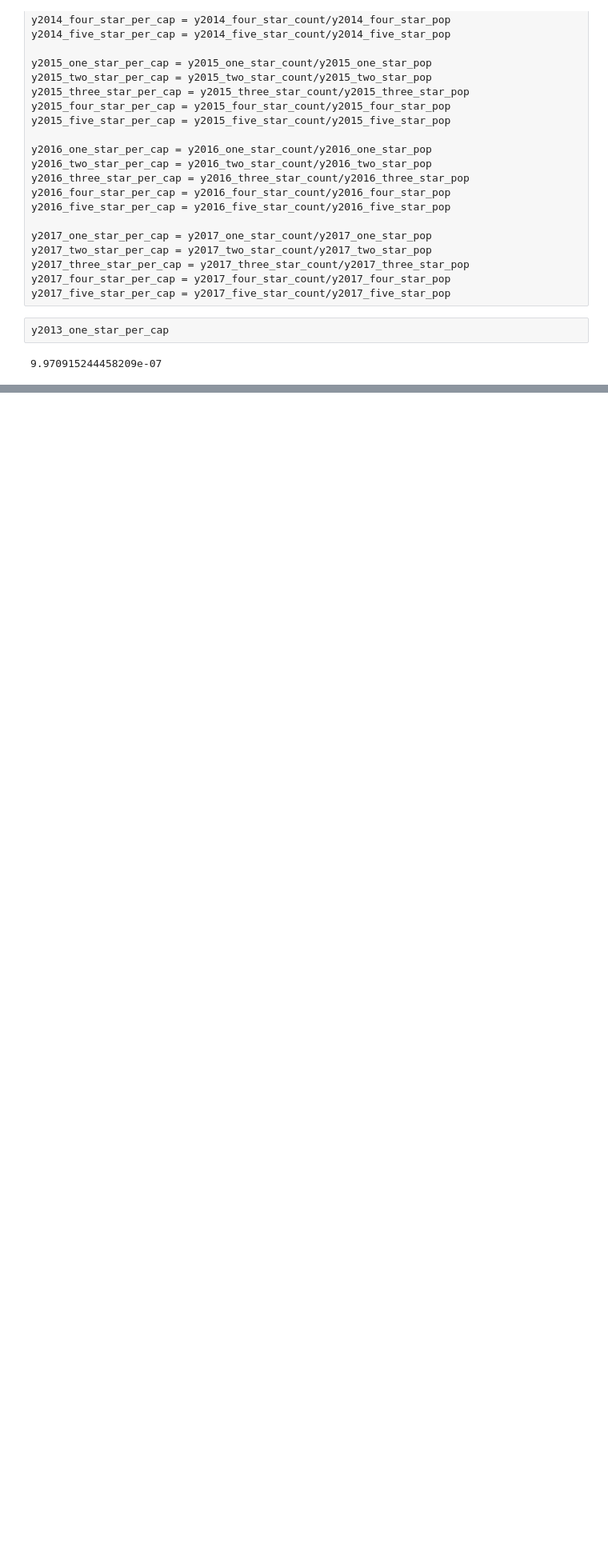
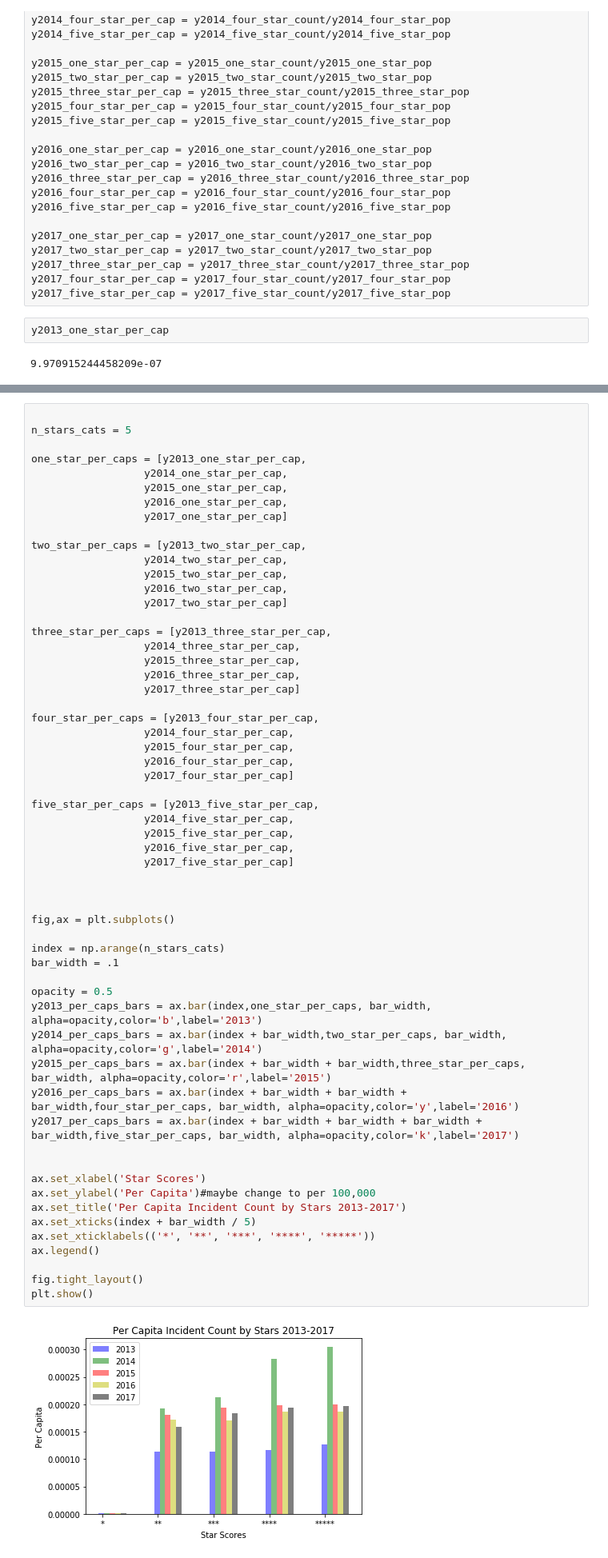
Before and after one commit to Demarsch/gun-violence, a Jupyter notebook: Code/Gun Laws.ipynb, the cells around one changed output, grey strips where cells are left out. Shown at 80% size. Saved outputs shown, nothing was run; the diff lists cells and outputs as text; blank space fills up the shorter version.

Commit message:
Gun Law Chart adjustments, more to come

```diff
--- a/Code/Gun Laws.ipynb
+++ b/Code/Gun Laws.ipynb
@@ -467,0 +436,60 @@ plt.show()
+# %%
+
+n_stars_cats = 5
+
+one_star_per_caps = [y2013_one_star_per_cap,
+                  y2014_one_star_per_cap,
+                  y2015_one_star_per_cap,
+                  y2016_one_star_per_cap,
+                  y2017_one_star_per_cap]
+
+two_star_per_caps = [y2013_two_star_per_cap,
+                  y2014_two_star_per_cap,
+                  y2015_two_star_per_cap,
+                  y2016_two_star_per_cap,
+                  y2017_two_star_per_cap]
+
+three_star_per_caps = [y2013_three_star_per_cap,
+                  y2014_three_star_per_cap,
+                  y2015_three_star_per_cap,
+                  y2016_three_star_per_cap,
+                  y2017_three_star_per_cap]
+
+four_star_per_caps = [y2013_four_star_per_cap,
+                  y2014_four_star_per_cap,
+                  y2015_four_star_per_cap,
+                  y2016_four_star_per_cap,
+                  y2017_four_star_per_cap]
+
+five_star_per_caps = [y2013_five_star_per_cap,
+                  y2014_five_star_per_cap,
+                  y2015_five_star_per_cap,
+                  y2016_five_star_per_cap,
+                  y2017_five_star_per_cap]
+
+
+
+fig,ax = plt.subplots()
+
+index = np.arange(n_stars_cats)
+bar_width = .1
+
+opacity = 0.5
+y2013_per_caps_bars = ax.bar(index,one_star_per_caps, bar_width, alpha=opacity,color='b',label='2013')
+y2014_per_caps_bars = ax.bar(index + bar_width,two_star_per_caps, bar_width, alpha=opacity,color='g',label='2014')
+y2015_per_caps_bars = ax.bar(index + bar_width + bar_width,three_star_per_caps, bar_width, alpha=opacity,color='r',label='2015')
+y2016_per_caps_bars = ax.bar(index + bar_width + bar_width + bar_width,four_star_per_caps, bar_width, alpha=opacity,color='y',label='2016')
+y2017_per_caps_bars = ax.bar(index + bar_width + bar_width + bar_width + bar_width,five_star_per_caps, bar_width, alpha=opacity,color='k',label='2017')
+
+
+ax.set_xlabel('Star Scores')
+ax.set_ylabel('Per Capita')#maybe change to per 100,000
+ax.set_title('Per Capita Incident Count by Stars 2013-2017')
+ax.set_xticks(index + bar_width / 5)
+ax.set_xticklabels(('*', '**', '***', '****', '*****'))
+ax.legend()
+
+fig.tight_layout()
+plt.show()
+# %% [output]
+[figure, added]
```
Also changed, not shown: parts of 2 cells of this notebook, 2 other files.
